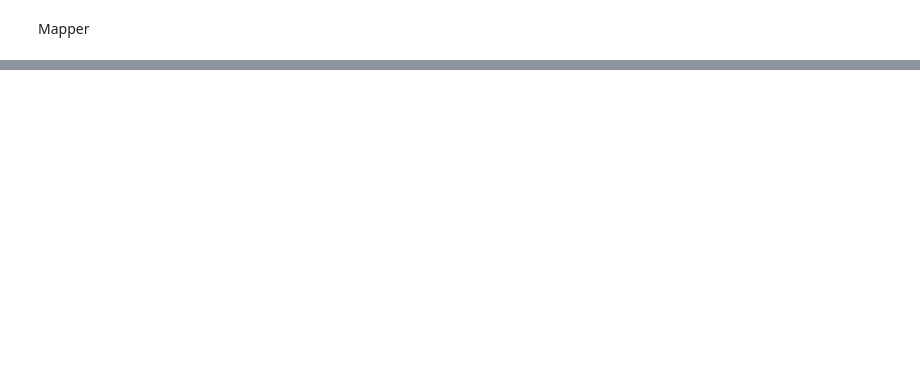
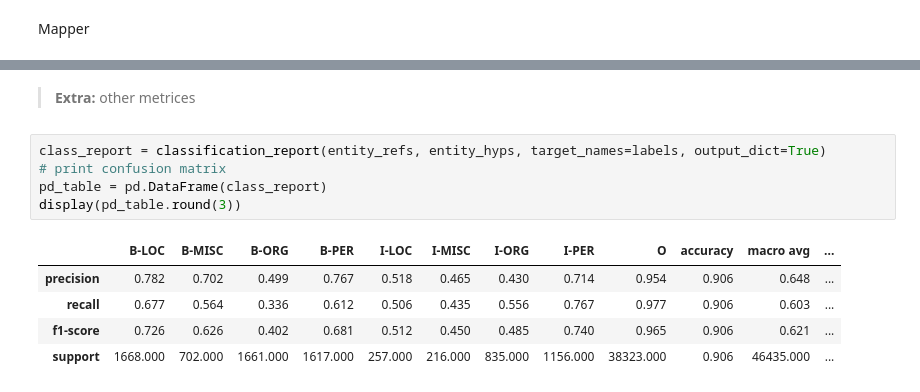
Before and after one commit to ZizZu94/nlu-second-assignment, a Jupyter notebook: notebook.ipynb, the cells around one changed output, grey strips where cells are left out. Saved outputs shown, nothing was run; the diff lists cells and outputs as text; blank space fills up the shorter version.

```diff
--- a/notebook.ipynb
+++ b/notebook.ipynb
@@ -190,0 +291,13 @@ FileNotFoundError: ignored
+# %% [markdown]
+> **Extra:** other metrices
+# %%
+class_report = classification_report(entity_refs, entity_hyps, target_names=labels, output_dict=True)
+# print confusion matrix
+pd_table = pd.DataFrame(class_report)
+display(pd_table.round(3))
+# %% [output]
+|  | B-LOC | B-MISC | B-ORG | B-PER | I-LOC | I-MISC | I-ORG | I-PER | O | accuracy | macro avg | ... |
+| precision | 0.782 | 0.702 | 0.499 | 0.767 | 0.518 | 0.465 | 0.430 | 0.714 | 0.954 | 0.906 | 0.648 | ... |
+| recall | 0.677 | 0.564 | 0.336 | 0.612 | 0.506 | 0.435 | 0.556 | 0.767 | 0.977 | 0.906 | 0.603 | ... |
+| f1-score | 0.726 | 0.626 | 0.402 | 0.681 | 0.512 | 0.450 | 0.485 | 0.740 | 0.965 | 0.906 | 0.621 | ... |
+| support | 1668.000 | 702.000 | 1661.000 | 1617.000 | 257.000 | 216.000 | 835.000 | 1156.000 | 38323.000 | 0.906 | 46435.000 | ... |
```
Also changed, not shown: parts of 32 cells of this notebook.
